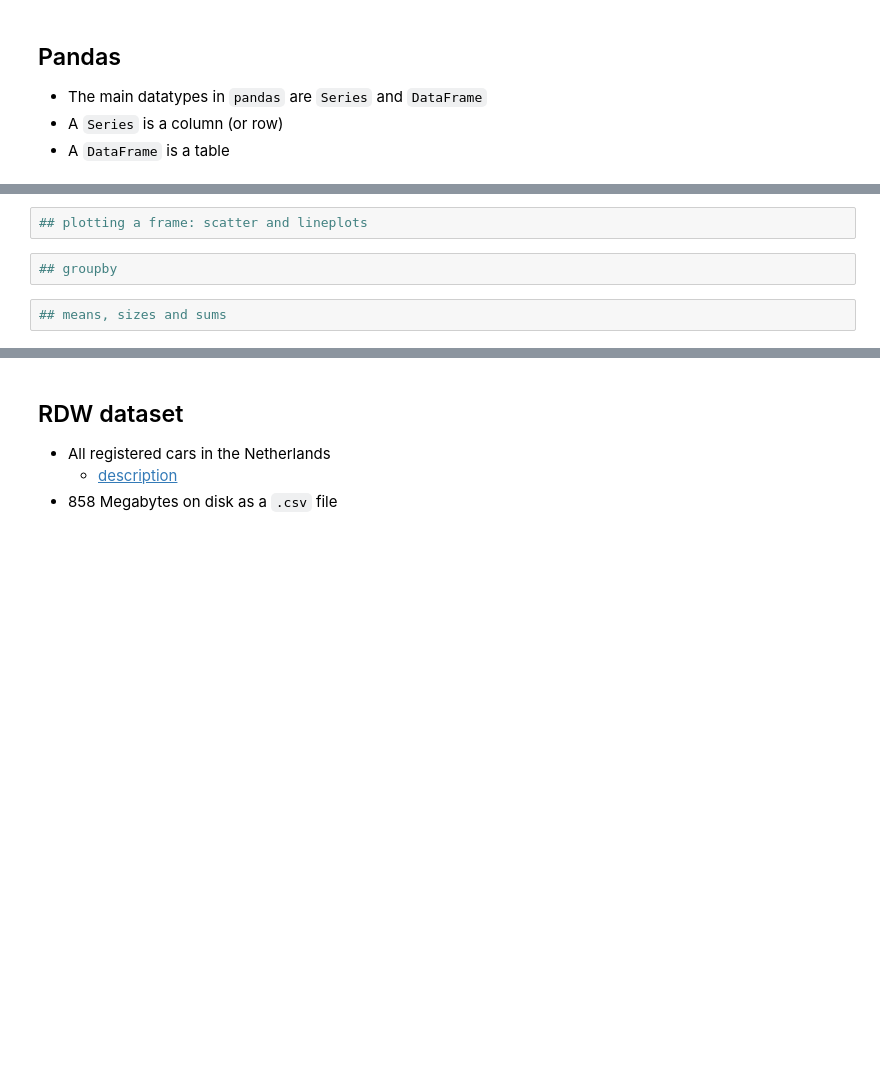
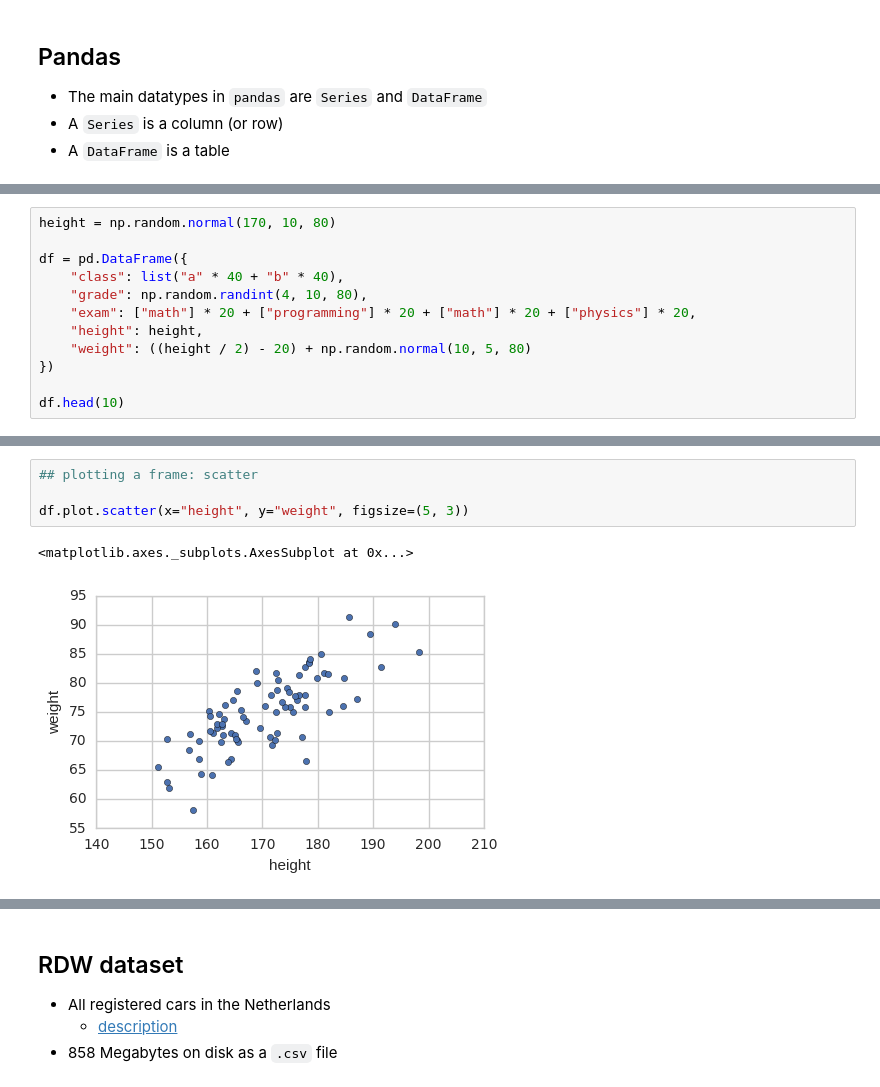
Before and after one commit to Gijs-Koot/python-training, a Jupyter notebook: 3_data_analysis/2_pandas.ipynb, the cells around one changed output, grey strips where cells are left out. Saved outputs shown, nothing was run; the diff lists cells and outputs as text; blank space fills up the shorter version.

```diff
--- a/3_data_analysis/2_pandas.ipynb
+++ b/3_data_analysis/2_pandas.ipynb
@@ -114,0 +200,12 @@ array([ 1.,  1.,  1.,  1.,  1.,  1.,  1.,  1.,  1.,  1.,  1.,  1.,  1.,
+# %%
+height = np.random.normal(170, 10, 80)
+
+df = pd.DataFrame({
+    "class": list("a" * 40 + "b" * 40),
+    "grade": np.random.randint(4, 10, 80),
+    "exam": ["math"] * 20 + ["programming"] * 20 + ["math"] * 20 + ["physics"] * 20,
+    "height": height,
+    "weight": ((height / 2) - 20) + np.random.normal(10, 5, 80)
+})
+
+df.head(10)
@@ -115,6 +270,7 @@ array([ 1.,  1.,  1.,  1.,  1.,  1.,  1.,  1.,  1.,  1.,  1.,  1.,  1.,
 # %%
-## plotting a frame: scatter and lineplots
+## plotting a frame: scatter
+
+df.plot.scatter(x="height", y="weight", figsize=(5, 3))
+# %% [output]
+<matplotlib.axes._subplots.AxesSubplot at 0x...>
+[figure, added]
-# %%
-## groupby
-# %%
-## means, sizes and sums
```
Also changed, not shown: parts of 59 cells of this notebook, 5 other files.
